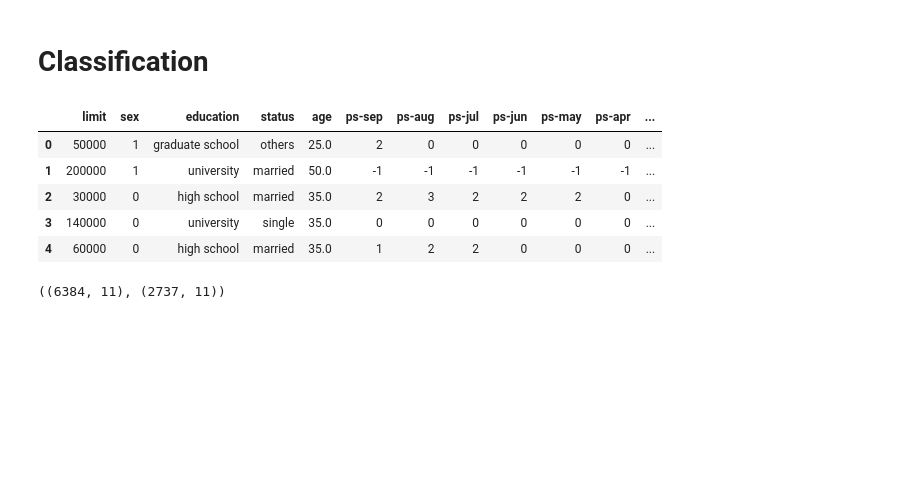
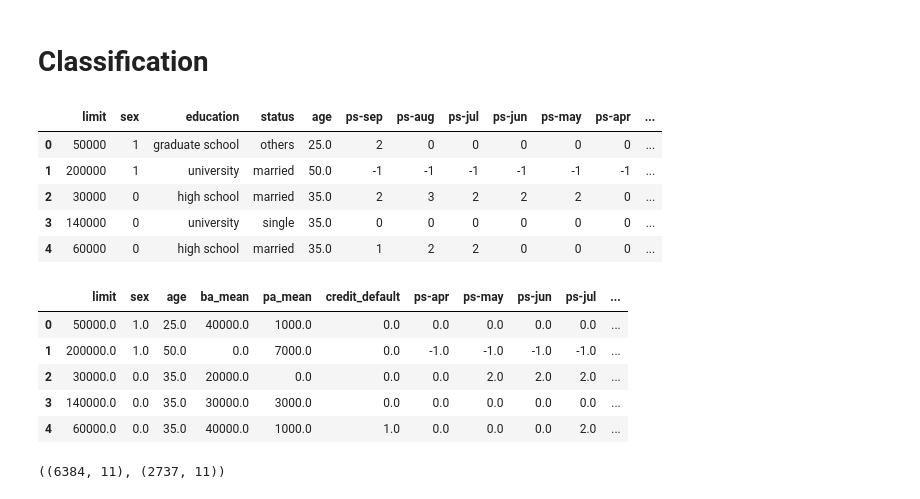
Before and after one commit to GaspareG/Unipi-Data-Mining, a Jupyter notebook: notebook/CardCardDefault.ipynb, the cells around one changed output. Cells and saved outputs as stored; diff of their text form; code cells hidden in the pictures; blank space fills up the shorter version.

```diff
--- a/notebook/CardCardDefault.ipynb
+++ b/notebook/CardCardDefault.ipynb
@@ -1794,17 +1821,26 @@ cc_final.head()
 # %%
 cont = ["limit", "sex", "age", "ba_mean", "pa_mean", "credit_default"] + ps_var
 
 cc_classification = cc_final.copy()
-cc_classification = cc_classification[cont]
+cc_classification = cc_classification[cont].astype(float)
 
 attributes = [col for col in cc_classification.columns if col != 'credit_default']
 X = cc_classification[attributes].values
 y = cc_classification['credit_default']
 
 X_train, X_test, y_train, y_test = train_test_split(X, y,
                                                     test_size=0.3,
                                                     random_state=100,
                                                     stratify=y)
+
+cc_classification.head()
+# %% [output]
+|  | limit | sex | age | ba_mean | pa_mean | credit_default | ps-apr | ps-may | ps-jun | ps-jul | ... |
+| 0 | 50000.0 | 1.0 | 25.0 | 40000.0 | 1000.0 | 0.0 | 0.0 | 0.0 | 0.0 | 0.0 | ... |
+| 1 | 200000.0 | 1.0 | 50.0 | 0.0 | 7000.0 | 0.0 | -1.0 | -1.0 | -1.0 | -1.0 | ... |
+| 2 | 30000.0 | 0.0 | 35.0 | 20000.0 | 0.0 | 0.0 | 0.0 | 2.0 | 2.0 | 2.0 | ... |
+| 3 | 140000.0 | 0.0 | 35.0 | 30000.0 | 3000.0 | 0.0 | 0.0 | 0.0 | 0.0 | 0.0 | ... |
+| 4 | 60000.0 | 0.0 | 35.0 | 40000.0 | 1000.0 | 1.0 | 0.0 | 0.0 | 0.0 | 2.0 | ... |
 # %%
 X_train.shape, X_test.shape
 # %% [output]
```
Also changed, not shown: parts of 4 cells of this notebook, 5 other files.
